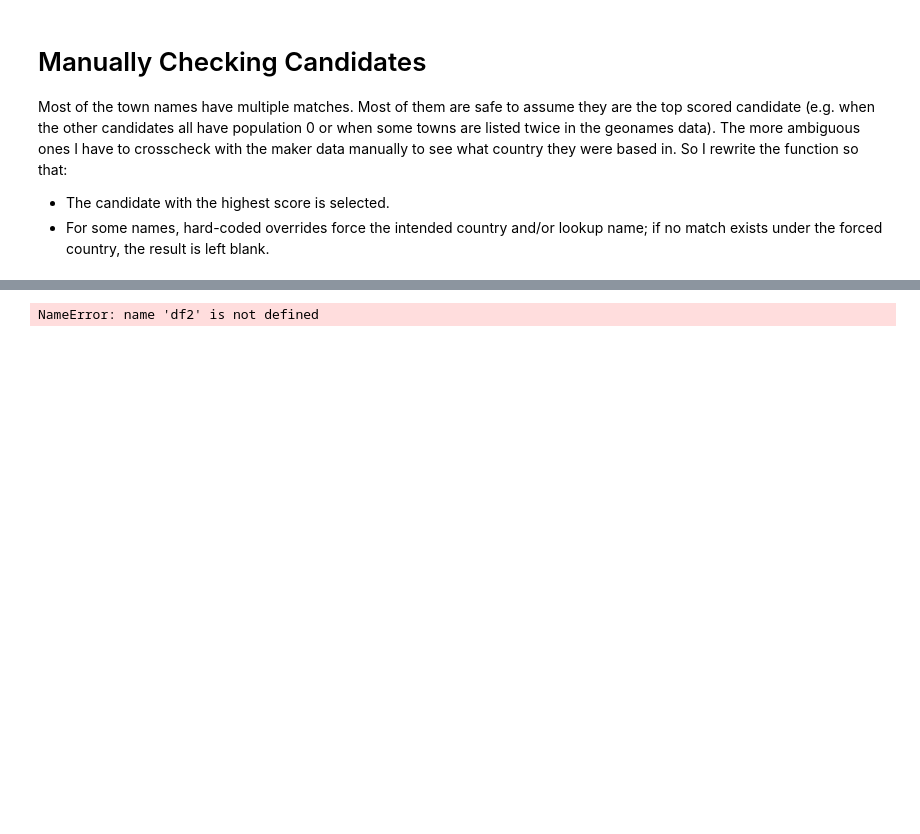
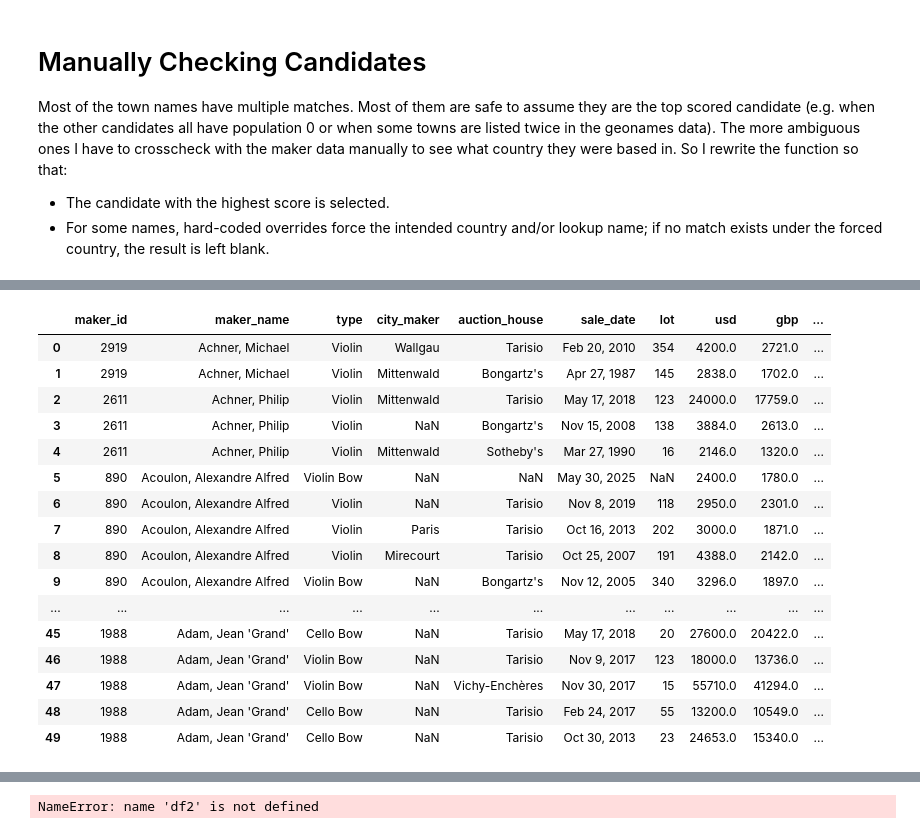
Before and after one commit to sphays/spring-2026-valuation-of-stringed-instruments-II, a Jupyter notebook: group_by_region.ipynb, the cells around one changed output, grey strips where cells are left out. Cells and saved outputs as stored; diff of their text form; code cells hidden in the pictures; blank space fills up the shorter version.

Commit message:
put geo data function in a .py script, added script to merge makers and sales data, did stratified train test split

```diff
--- a/group_by_region.ipynb
+++ b/group_by_region.ipynb
@@ -20,7 +20,7 @@ How matching is done:
 # %%
 import pandas as pd
 
-df = pd.read_csv('cozio_sales_ALL.csv')
+df = pd.read_csv('sales_engineered.csv')
 print(df.city_maker.value_counts())
 # %% [output]
 city_maker
@@ -971,0 +957,20 @@ AMBIGUOUS: 'Lakewood, OH' (candidates=2)
+# %%
+df2.head(50)
+# %% [output]
+|  | maker_id | maker_name | type | city_maker | auction_house | sale_date | lot | usd | gbp | ... |
+| 0 | 2919 | Achner, Michael | Violin | Wallgau | Tarisio | Feb 20, 2010 | 354 | 4200.0 | 2721.0 | ... |
+| 1 | 2919 | Achner, Michael | Violin | Mittenwald | Bongartz's | Apr 27, 1987 | 145 | 2838.0 | 1702.0 | ... |
+| 2 | 2611 | Achner, Philip | Violin | Mittenwald | Tarisio | May 17, 2018 | 123 | 24000.0 | 17759.0 | ... |
+| 3 | 2611 | Achner, Philip | Violin | NaN | Bongartz's | Nov 15, 2008 | 138 | 3884.0 | 2613.0 | ... |
+| 4 | 2611 | Achner, Philip | Violin | Mittenwald | Sotheby's | Mar 27, 1990 | 16 | 2146.0 | 1320.0 | ... |
+| 5 | 890 | Acoulon, Alexandre Alfred | Violin Bow | NaN | NaN | May 30, 2025 | NaN | 2400.0 | 1780.0 | ... |
+| 6 | 890 | Acoulon, Alexandre Alfred | Violin | NaN | Tarisio | Nov 8, 2019 | 118 | 2950.0 | 2301.0 | ... |
+| 7 | 890 | Acoulon, Alexandre Alfred | Violin | Paris | Tarisio | Oct 16, 2013 | 202 | 3000.0 | 1871.0 | ... |
+| 8 | 890 | Acoulon, Alexandre Alfred | Violin | Mirecourt | Tarisio | Oct 25, 2007 | 191 | 4388.0 | 2142.0 | ... |
+| 9 | 890 | Acoulon, Alexandre Alfred | Violin Bow | NaN | Bongartz's | Nov 12, 2005 | 340 | 3296.0 | 1897.0 | ... |
+| ... | ... | ... | ... | ... | ... | ... | ... | ... | ... | ... |
+| 45 | 1988 | Adam, Jean 'Grand' | Cello Bow | NaN | Tarisio | May 17, 2018 | 20 | 27600.0 | 20422.0 | ... |
+| 46 | 1988 | Adam, Jean 'Grand' | Violin Bow | NaN | Tarisio | Nov 9, 2017 | 123 | 18000.0 | 13736.0 | ... |
+| 47 | 1988 | Adam, Jean 'Grand' | Violin Bow | NaN | Vichy-Enchères | Nov 30, 2017 | 15 | 55710.0 | 41294.0 | ... |
+| 48 | 1988 | Adam, Jean 'Grand' | Cello Bow | NaN | Tarisio | Feb 24, 2017 | 55 | 13200.0 | 10549.0 | ... |
+| 49 | 1988 | Adam, Jean 'Grand' | Cello Bow | NaN | Tarisio | Oct 30, 2013 | 23 | 24653.0 | 15340.0 | ... |
```
Also changed, not shown: parts of 14 cells of this notebook, 6 other files.
